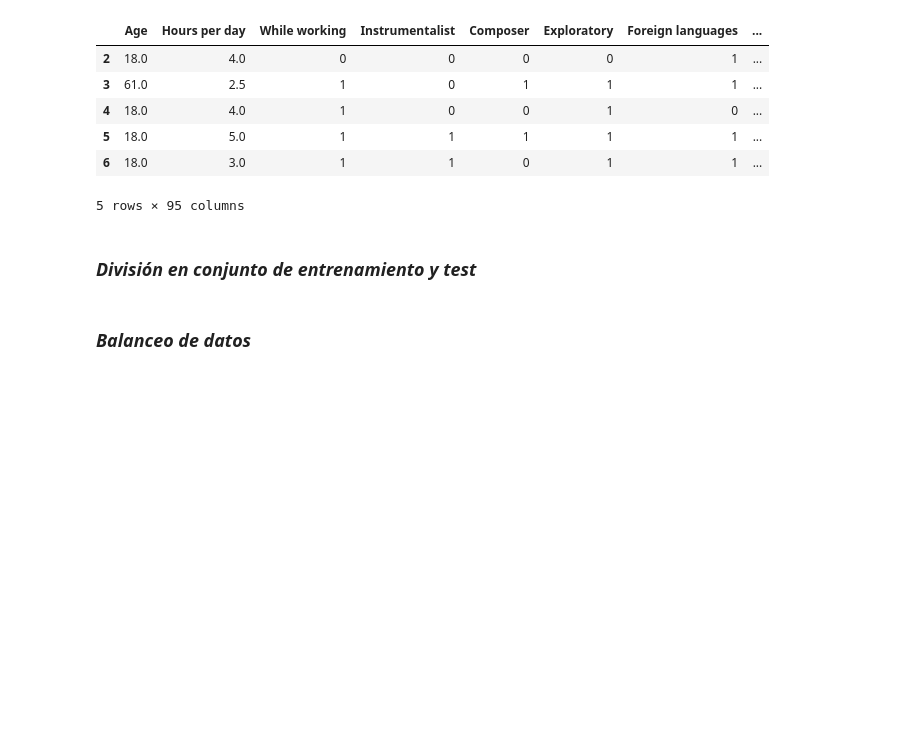
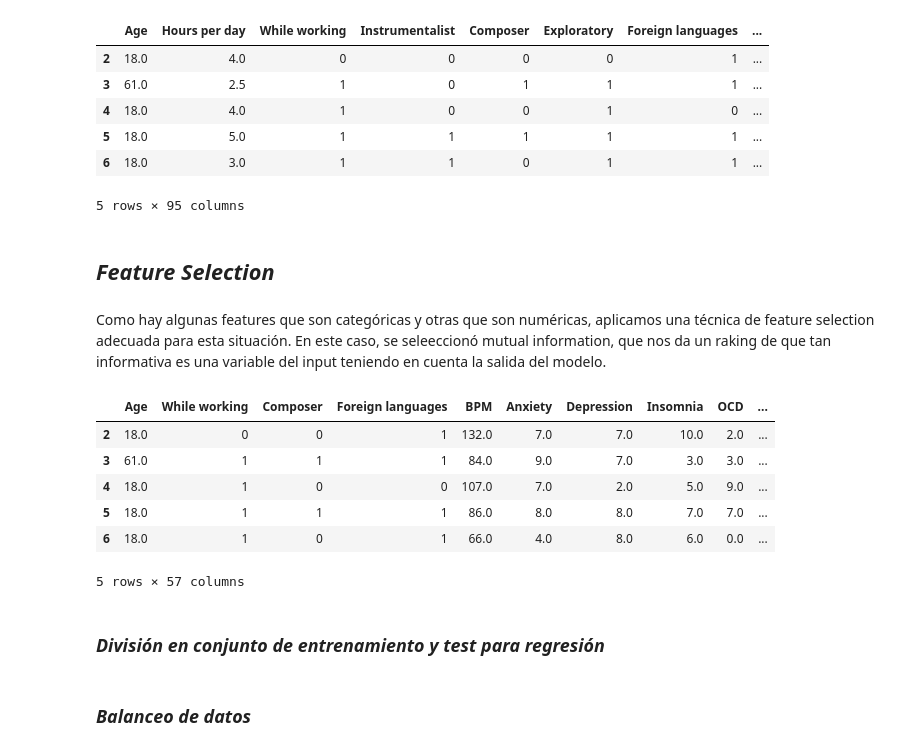
Before and after one commit to jduchit/MusicAndMentalHealth, a Jupyter notebook: MusicAndHealth.ipynb, the cells around one changed output. Drawn from its saved outputs; the diff is of its cells as text; code cells hidden in the pictures; blank space fills up the shorter version.

Commit message:
Mutual info feature selection

```diff
--- a/MusicAndHealth.ipynb
+++ b/MusicAndHealth.ipynb
@@ -92,3 +92,7 @@ Processed dataset:
 | 5 | 18.0 | 5.0 | 1 | 1 | 1 | 1 | 1 | ... |
 | 6 | 18.0 | 3.0 | 1 | 1 | 0 | 1 | 1 | ... |
 5 rows × 95 columns
+# %% [markdown]
+## *Feature Selection*
+# %% [markdown]
+Como hay algunas features que son categóricas y otras que son numéricas, aplicamos una técnica de feature selection adecuada para esta situación. En este caso, se seleeccionó mutual information, que nos da un raking de que tan informativa es una variable del input teniendo en cuenta la salida del modelo.
@@ -95,2 +130,37 @@ Processed dataset:
+# %%
+#Feature selection
+#Anxiety
+mi_anxiety = mutual_info_regression(X_anxiety_train, y_anxiety_train)
+
+#Depression
+mi_depression = mutual_info_regression(X_depression_train, y_depression_train)
+
+#Insomnia
+mi_insomnia = mutual_info_regression(X_insomnia_train, y_insomnia_train)
+
+#OCD
+mi_ocd = mutual_info_regression(X_ocd_train, y_ocd_train)
+
+#We combine the mutual information scores across all features into a Panda's dataframe
+
+mi_scores = pd.DataFrame({'Anxiety': mi_anxiety, 'Depression': mi_depression, 'Insomnia': mi_insomnia, 'OCD': mi_ocd}, index=X_anxiety_train.columns)
+
+#Sum the mutual information scores for each feature across all target variables
+mi_scores['Overall'] = mi_scores.sum(axis=1)
+
+#Sort the features by their overall scores
+mi_scores.sort_values(by='Overall', ascending=False, inplace=True)
+
+#Modify df_proc to keep only the top 50 features
+df_proc.drop(mi_scores[50:].index, axis=1, inplace=True)
+df_proc.head()
+# %% [output]
+|  | Age | While working | Composer | Foreign languages | BPM | Anxiety | Depression | Insomnia | OCD | ... |
+| 2 | 18.0 | 0 | 0 | 1 | 132.0 | 7.0 | 7.0 | 10.0 | 2.0 | ... |
+| 3 | 61.0 | 1 | 1 | 1 | 84.0 | 9.0 | 7.0 | 3.0 | 3.0 | ... |
+| 4 | 18.0 | 1 | 0 | 0 | 107.0 | 7.0 | 2.0 | 5.0 | 9.0 | ... |
+| 5 | 18.0 | 1 | 1 | 1 | 86.0 | 8.0 | 8.0 | 7.0 | 7.0 | ... |
+| 6 | 18.0 | 1 | 0 | 1 | 66.0 | 4.0 | 8.0 | 6.0 | 0.0 | ... |
+5 rows × 57 columns
 # %% [markdown]
-### *División en conjunto de entrenamiento y test*
+### *División en conjunto de entrenamiento y test para regresión*
```
Also changed, not shown: parts of 2 cells of this notebook.
